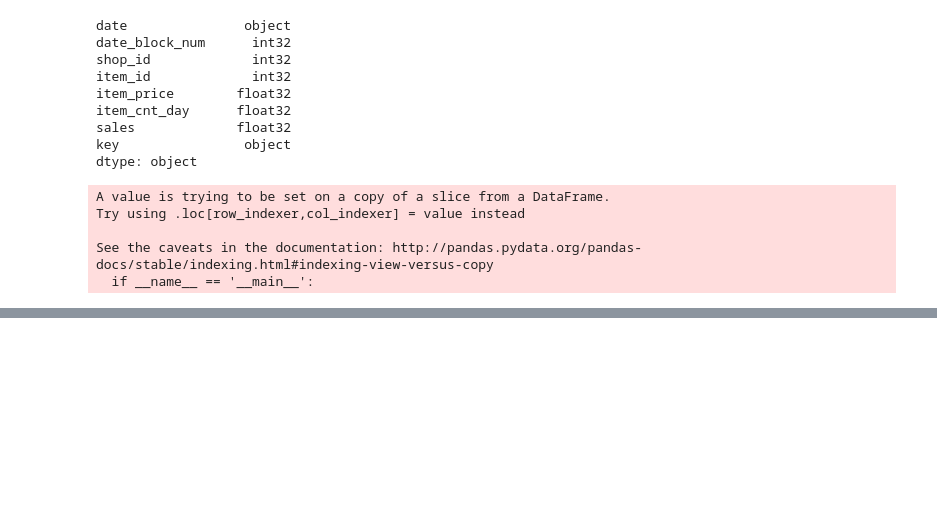
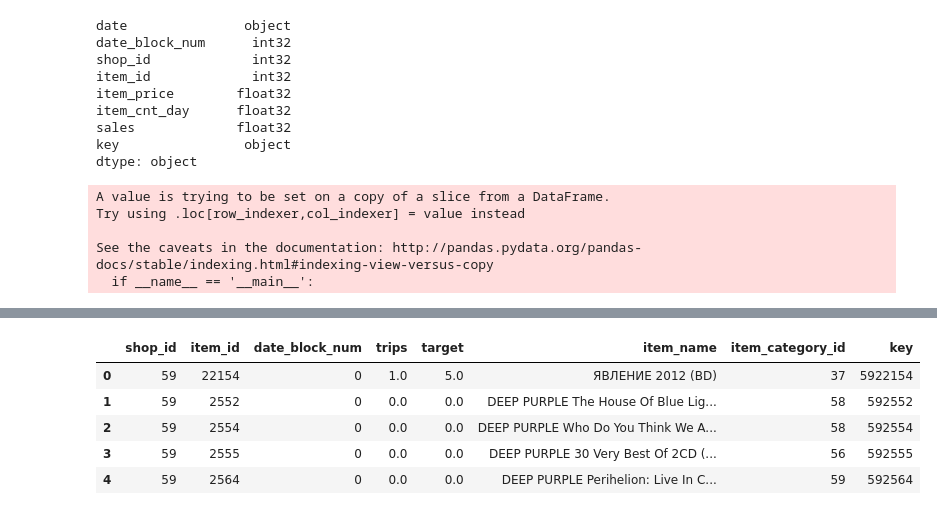
Before and after one commit to meetshah31094/Kaggle_Predict_Future_Sales, a Jupyter notebook: Predict_sales.ipynb, the cells around one changed output, grey strips where cells are left out. Drawn from its saved outputs; the diff is of its cells as text; code cells hidden in the pictures; blank space fills up the shorter version.

```diff
--- a/Predict_sales.ipynb
+++ b/Predict_sales.ipynb
@@ -475,0 +796,6 @@ lgb.plot_importance(model,figsize=(10,10));
+# %%
+test_data['date_block_num'] = 34
+# add to grid
+grid = pd.concat([grid, test_data[grid.columns]], ignore_index=True)
+print('grid shape: ',grid.shape)
+print('missing values:',grid.isnull().sum())
@@ -475,0 +808,21 @@ lgb.plot_importance(model,figsize=(10,10));
+# %%
+index_cols = ['shop_id', 'item_id', 'date_block_num']
+
+# Groupby data to get shop-item-month aggregates
+gb = train_data.groupby(index_cols,as_index=False).agg({'item_cnt_day':{'target':'sum','trips':'size'}})
+# Fix column names
+gb.columns = [col[0] if col[-1]=='' else col[-1] for col in gb.columns.values]
+# Join it to the grid
+all_data = pd.merge(grid, gb, how='left', on=index_cols).fillna(0)
+
+# Same as above but with shop-month aggregates
+#gb = train_data.groupby(['shop_id', 'date_block_num'],as_index=False).agg({'item_cnt_day':{'target_shop':'sum','trips_shop':'size'}})
+#gb.columns = [col[0] if col[-1]=='' else col[-1] for col in gb.columns.values]
+#all_data = pd.merge(all_data, gb, how='left', on=['shop_id', 'date_block_num']).fillna(0)
+#
+## Same as above but with item-month aggregates
+#gb = train_data.groupby(['item_id', 'date_block_num'],as_index=False).agg({'item_cnt_day':{'target_item':'sum','trips_item':'size'}})
+#gb.columns = [col[0] if col[-1] == '' else col[-1] for col in gb.columns.values]
+#all_data = pd.merge(all_data, gb, how='left', on=['item_id', 'date_block_num']).fillna(0)
+
+all_data.head()
@@ -475,0 +845,3 @@ lgb.plot_importance(model,figsize=(10,10));
+# %%
+all_data=pd.merge(all_data,items,how='left',on='item_id')
+all_data.head()
@@ -475,0 +855,11 @@ lgb.plot_importance(model,figsize=(10,10));
+# %%
+all_data["key"]=all_data["shop_id"].map(str) + all_data["item_id"].map(str)
+# %%
+all_data.head()
+# %% [output]
+|  | shop_id | item_id | date_block_num | trips | target | item_name | item_category_id | key |
+| 0 | 59 | 22154 | 0 | 1.0 | 5.0 | ЯВЛЕНИЕ 2012 (BD) | 37 | 5922154 |
+| 1 | 59 | 2552 | 0 | 0.0 | 0.0 | DEEP PURPLE The House Of Blue Lig... | 58 | 592552 |
+| 2 | 59 | 2554 | 0 | 0.0 | 0.0 | DEEP PURPLE Who Do You Think We A... | 58 | 592554 |
+| 3 | 59 | 2555 | 0 | 0.0 | 0.0 | DEEP PURPLE 30 Very Best Of 2CD (... | 56 | 592555 |
+| 4 | 59 | 2564 | 0 | 0.0 | 0.0 | DEEP PURPLE Perihelion: Live In C... | 59 | 592564 |
```
Also changed, not shown: parts of 51 cells of this notebook, 8 other files.
